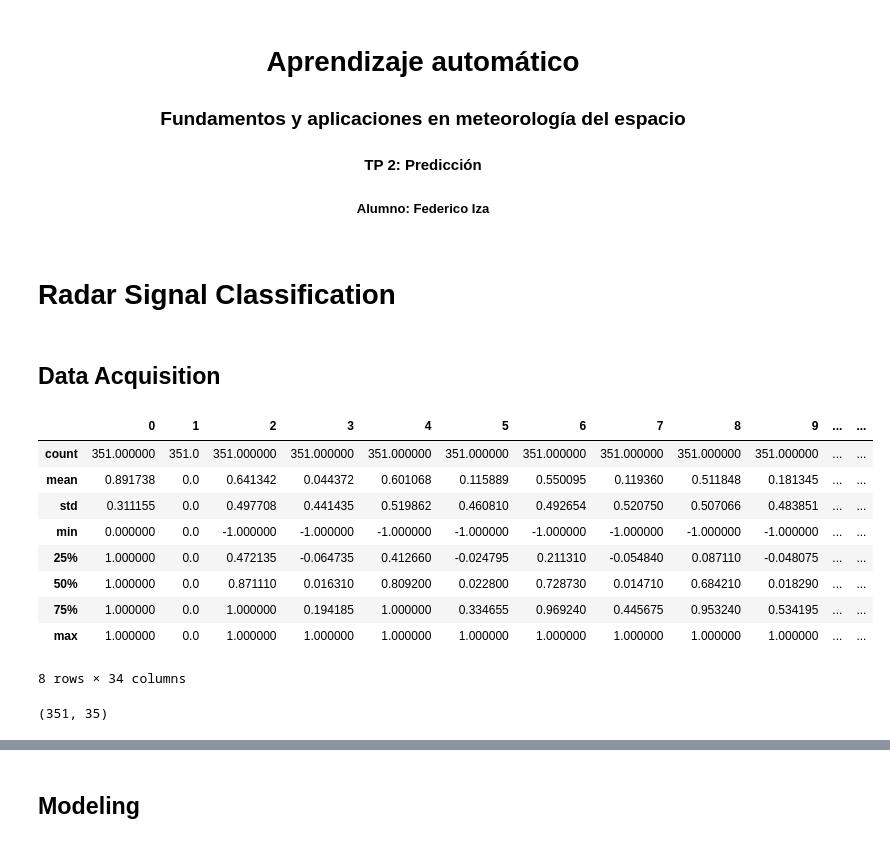
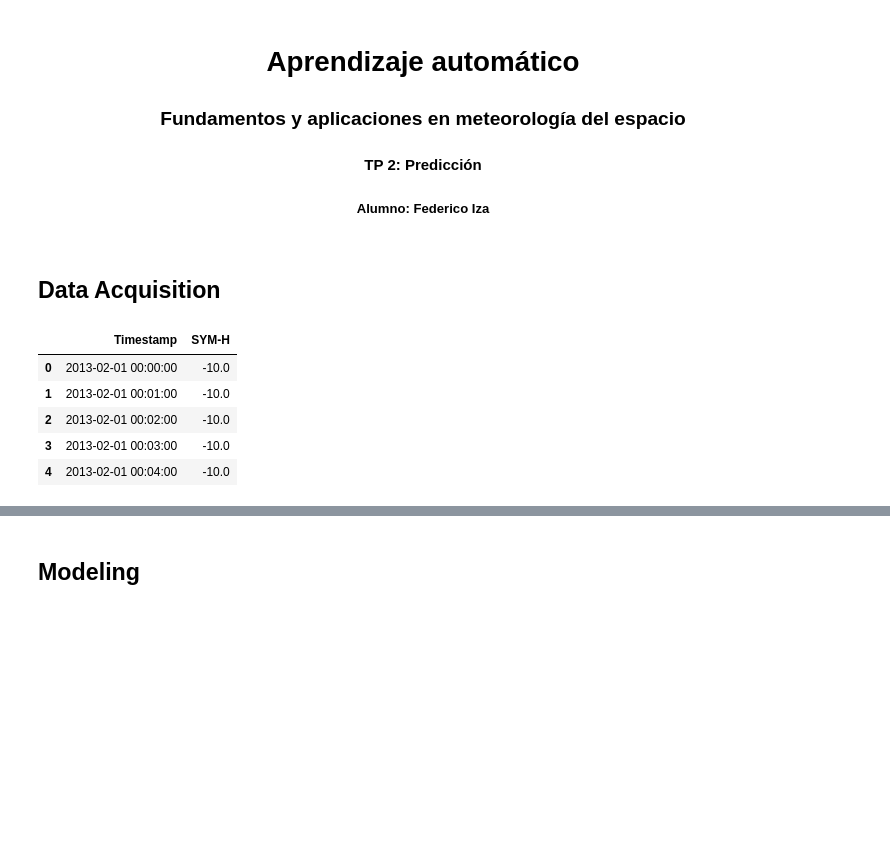
Before and after one commit to ffiza/aprendizaje-automatico-lamp, a Jupyter notebook: code/tp2.ipynb, the cells around one changed output, grey strips where cells are left out. Cells and saved outputs as stored; diff of their text form; code cells hidden in the pictures; blank space fills up the shorter version.

```diff
--- a/code/tp2.ipynb
+++ b/code/tp2.ipynb
@@ -22,7 +22,5 @@ import tensorflow as tf
 # %%
 %matplotlib inline
 config_plots()
-# %% [markdown]
-# Radar Signal Classification
 # %% [markdown]
 ## Data Acquisition
@@ -31,17 +27,20 @@ df = pd.read_csv('../data/ionosphere.data', header=None)
+# %%
+# Read data with selected columns
+df = pd.read_csv('../data/sym_h_reduced.csv',
+                 usecols=['timestamp', 'SYM-H'])
+
+# Rename columns
+df.rename(columns={'timestamp': 'Timestamp'}, inplace=True)
+
+# Transform string to datetime format
+date_format = '%Y-%m-%d %H:%M:%S'
+df['Timestamp'] = pd.to_datetime(df['Timestamp'], format=date_format)
 # %%
-df.describe()
+df.head()
 # %% [output]
-|  | 0 | 1 | 2 | 3 | 4 | 5 | 6 | 7 | 8 | 9 | ... | ... |
-| count | 351.000000 | 351.0 | 351.000000 | 351.000000 | 351.000000 | 351.000000 | 351.000000 | 351.000000 | 351.000000 | 351.000000 | ... | ... |
-| mean | 0.891738 | 0.0 | 0.641342 | 0.044372 | 0.601068 | 0.115889 | 0.550095 | 0.119360 | 0.511848 | 0.181345 | ... | ... |
-| std | 0.311155 | 0.0 | 0.497708 | 0.441435 | 0.519862 | 0.460810 | 0.492654 | 0.520750 | 0.507066 | 0.483851 | ... | ... |
-| min | 0.000000 | 0.0 | -1.000000 | -1.000000 | -1.000000 | -1.000000 | -1.000000 | -1.000000 | -1.000000 | -1.000000 | ... | ... |
-| 25% | 1.000000 | 0.0 | 0.472135 | -0.064735 | 0.412660 | -0.024795 | 0.211310 | -0.054840 | 0.087110 | -0.048075 | ... | ... |
-| 50% | 1.000000 | 0.0 | 0.871110 | 0.016310 | 0.809200 | 0.022800 | 0.728730 | 0.014710 | 0.684210 | 0.018290 | ... | ... |
-| 75% | 1.000000 | 0.0 | 1.000000 | 0.194185 | 1.000000 | 0.334655 | 0.969240 | 0.445675 | 0.953240 | 0.534195 | ... | ... |
-| max | 1.000000 | 0.0 | 1.000000 | 1.000000 | 1.000000 | 1.000000 | 1.000000 | 1.000000 | 1.000000 | 1.000000 | ... | ... |
+|  | Timestamp | SYM-H |
+| 0 | 2013-02-01 00:00:00 | -10.0 |
+| 1 | 2013-02-01 00:01:00 | -10.0 |
+| 2 | 2013-02-01 00:02:00 | -10.0 |
+| 3 | 2013-02-01 00:03:00 | -10.0 |
+| 4 | 2013-02-01 00:04:00 | -10.0 |
-8 rows × 34 columns
-# %%
-df.shape
-# %% [output]
-(351, 35)
```
Also changed, not shown: parts of 75 cells of this notebook, 1 other file.
